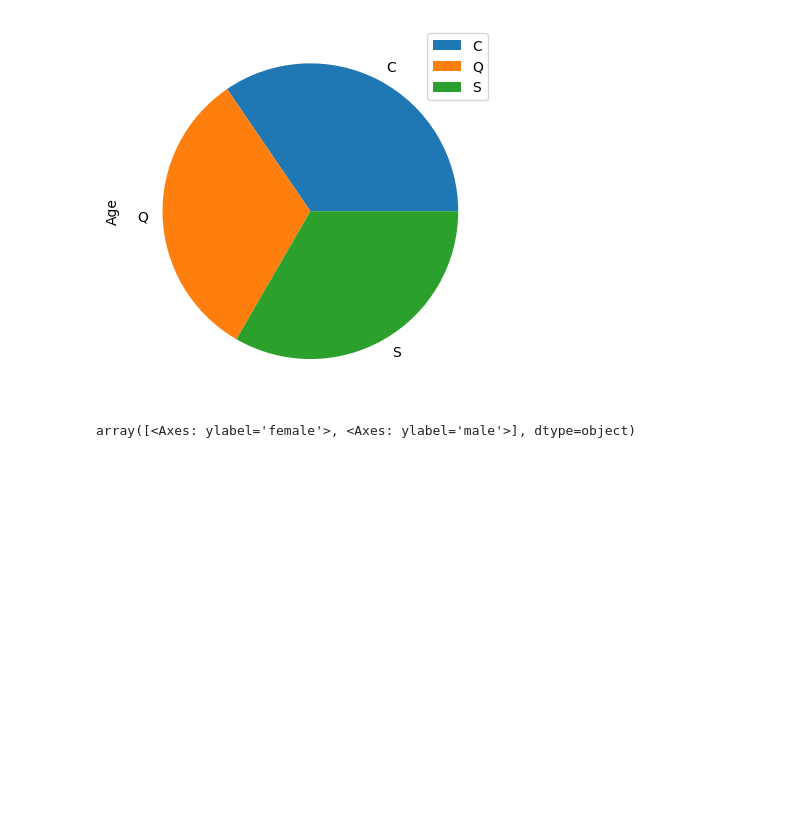
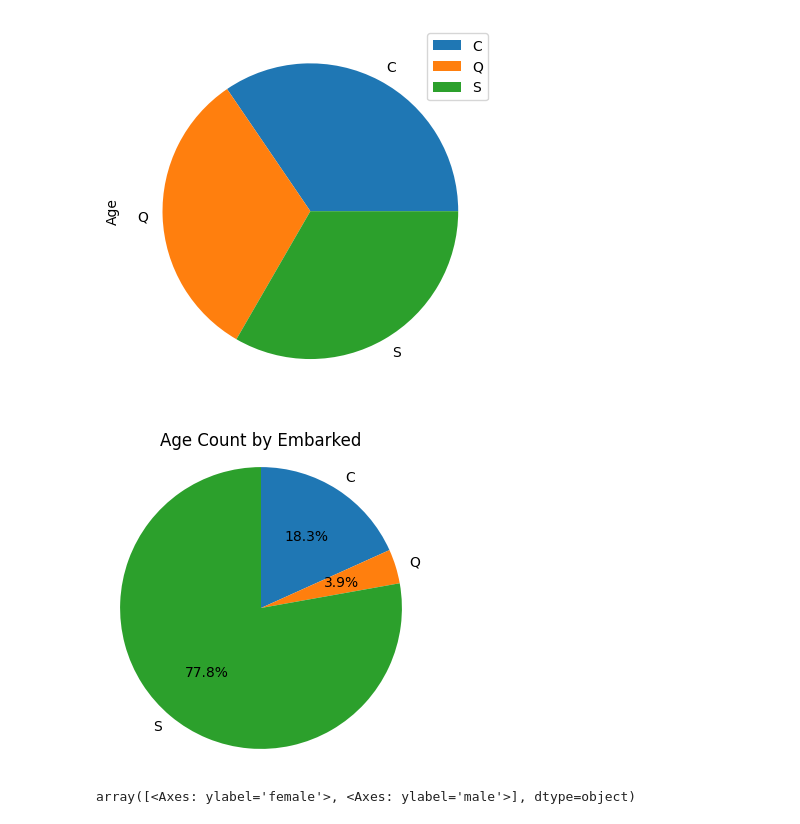
Before and after one commit to Rujanshrestha/data-sci-class01, a Jupyter notebook: Visualization/Graphical-repre.ipynb, the cells around one changed output. Cells and saved outputs as stored; diff of their text form; code cells hidden in the pictures; blank space fills up the shorter version.

Commit message:
visualization

```diff
--- a/Pandas/Graphical-repre.ipynb
+++ b/Visualization/Graphical-repre.ipynb
@@ -109,6 +109,26 @@ group_by_Embarked.median().plot(
 # %% [output]
 <Axes: ylabel='Age'>
 [figure]
+# %%
+import matplotlib.pyplot as plt
+
+# Group and count Age by Embarked
+group_by_embarked = titanic_df[["Embarked", "Age"]].groupby(by="Embarked").count()
+
+# Plot with matplotlib for full control
+plt.figure(figsize=(4,4))
+plt.pie(
+    group_by_embarked["Age"],
+    labels=group_by_embarked.index,
+    autopct='%1.1f%%',  # shows percentage inside pie
+    startangle=90,
+    counterclock=False
+)
+plt.title("Age Count by Embarked")
+plt.axis('equal')  # Equal aspect ratio ensures the pie is circular.
+plt.show()
+# %% [output]
+[figure, added]
 # %%
 pd.crosstab(titanic_df.Survived, titanic_df.Sex).plot(
     kind="pie",
```
Also changed, not shown: parts of 19 cells of this notebook, 1 other file.
